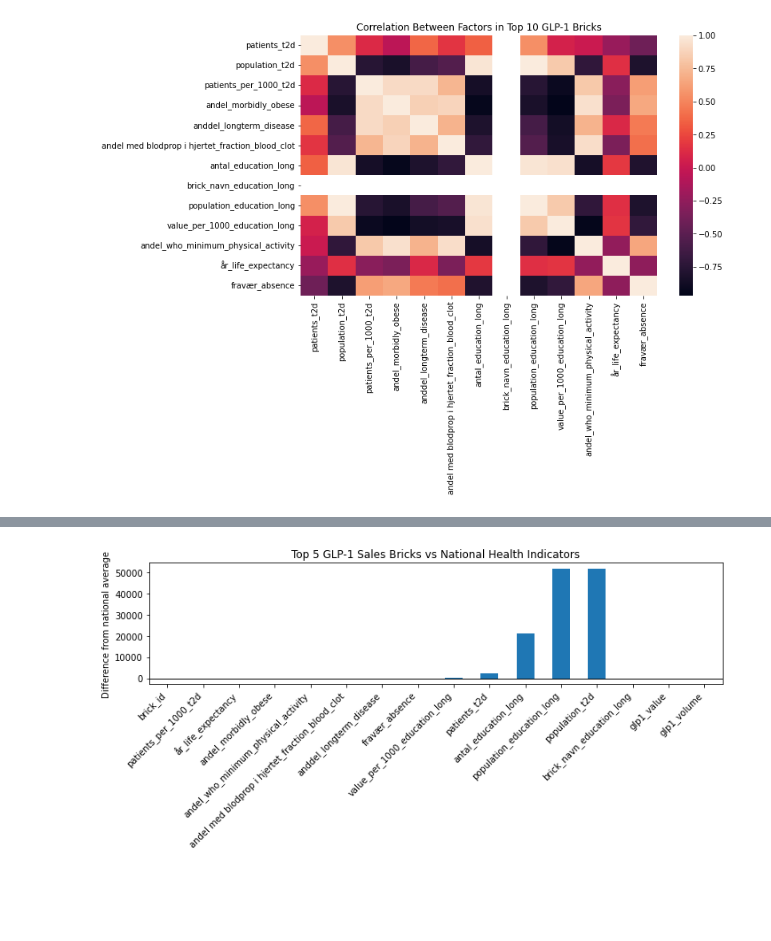
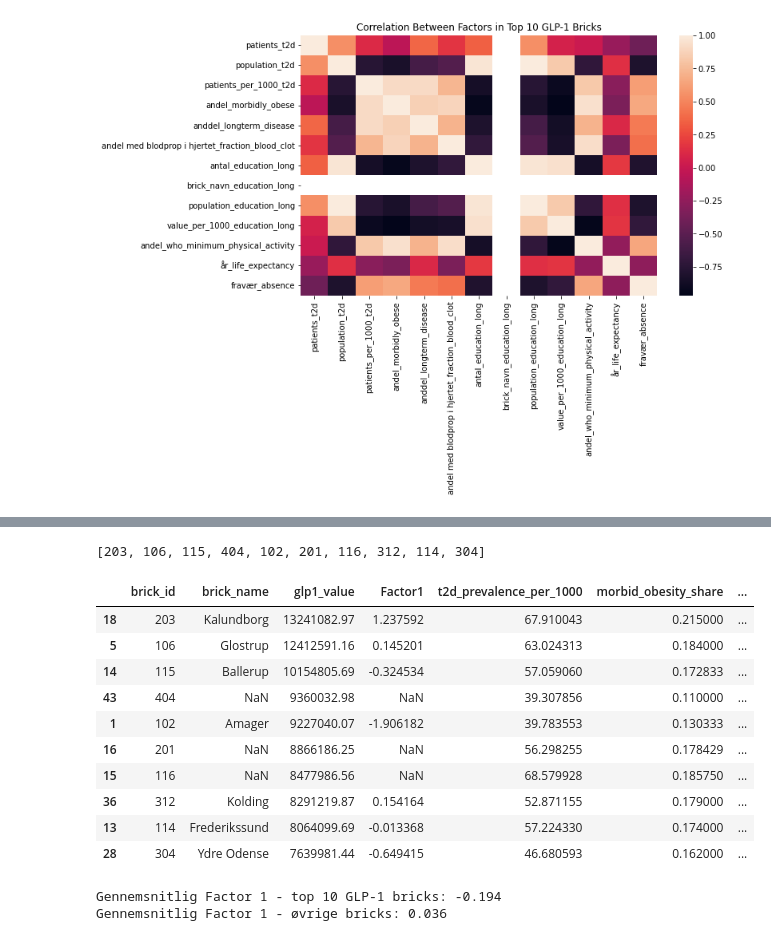
Before and after one commit to sille97/bigdata, a Jupyter notebook: code/factor_analysis.ipynb, the cells around one changed output, grey strips where cells are left out. Cells and saved outputs as stored; diff of their text form; code cells hidden in the pictures; blank space fills up the shorter version.

```diff
--- a/code/factor_analysis.ipynb
+++ b/code/factor_analysis.ipynb
@@ -738,16 +716,63 @@ dtype: float64
-# %%
-# KOMMENTAR: DETTE PÅ STANDARDISERES, TÆNKER JEG?!
-plt.figure(figsize=(10, 5))
-
-# Sortér så det er lidt nemmere at læse
-top5_relative.sort_values().plot(kind="bar")
-
-plt.axhline(0, color="black", linewidth=1)
-plt.title("Top 5 GLP-1 Sales Bricks vs National Health Indicators")
-plt.ylabel("Difference from national average")
-plt.xticks(rotation=45, ha="right")
-
-plt.tight_layout()
-plt.show()
-# %% [output]
-[figure, removed]
+# %%
+# Top 10 bricks målt på GLP-1 sales value
+top10_ids = glp1_top.head(10)["brick_id"].tolist()
+top10_ids
+# %% [output]
+[203, 106, 115, 404, 102, 201, 116, 312, 114, 304]
+# %%
+# Vælg de vigtigste variabler
+cols_of_interest = [
+    "brick_id",
+    "brick_name",
+    "glp1_value",
+    "Factor1",
+    "t2d_prevalence_per_1000",
+    "morbid_obesity_share",
+    "longterm_disease_share",
+    "fraction_blood_clot",
+    "higher_education_per_1000",
+    "minimum_physical_activity",
+    "life_expectancy_years",
+    "work_absence_rate"
+]
+
+# Merge GLP-1 + Factor1 med de oprindelige indikatorer
+top10_table = (
+    glp1_with_factor
+    .merge(
+        df.drop(columns=["brick_name"]),  # for at undgå duplicate kolonne
+        on="brick_id",
+        how="left"
+    )
+    .query("brick_id in @top5_ids")
+    [cols_of_interest]
+    .sort_values("glp1_value", ascending=False)
+)
+
+top10_table
+# %% [output]
+|  | brick_id | brick_name | glp1_value | Factor1 | t2d_prevalence_per_1000 | morbid_obesity_share | ... |
+| 18 | 203 | Kalundborg | 13241082.97 | 1.237592 | 67.910043 | 0.215000 | ... |
+| 5 | 106 | Glostrup | 12412591.16 | 0.145201 | 63.024313 | 0.184000 | ... |
+| 14 | 115 | Ballerup | 10154805.69 | -0.324534 | 57.059060 | 0.172833 | ... |
+| 43 | 404 | NaN | 9360032.98 | NaN | 39.307856 | 0.110000 | ... |
+| 1 | 102 | Amager | 9227040.07 | -1.906182 | 39.783553 | 0.130333 | ... |
+| 16 | 201 | NaN | 8866186.25 | NaN | 56.298255 | 0.178429 | ... |
+| 15 | 116 | NaN | 8477986.56 | NaN | 68.579928 | 0.185750 | ... |
+| 36 | 312 | Kolding | 8291219.87 | 0.154164 | 52.871155 | 0.179000 | ... |
+| 13 | 114 | Frederikssund | 8064099.69 | -0.013368 | 57.224330 | 0.174000 | ... |
+| 28 | 304 | Ydre Odense | 7639981.44 | -0.649415 | 46.680593 | 0.162000 | ... |
+# %%
+# Gennemsnitlig Factor1 for top 10 vs øvrige bricks
+factor1_top10_mean = top10_table["Factor1"].mean()
+factor1_others_mean = (
+    glp1_with_factor
+    .loc[~glp1_with_factor["brick_id"].isin(top10_ids), "Factor1"]
+    .mean()
+)
+
+print("Gennemsnitlig Factor 1 - top 10 GLP-1 bricks:", round(factor1_top10_mean, 3))
+print("Gennemsnitlig Factor 1 - øvrige bricks:", round(factor1_others_mean, 3))
+# %% [output]
+Gennemsnitlig Factor 1 - top 10 GLP-1 bricks: -0.194
+Gennemsnitlig Factor 1 - øvrige bricks: 0.036
```
Also changed, not shown: parts of 13 cells of this notebook, 1 other file.
